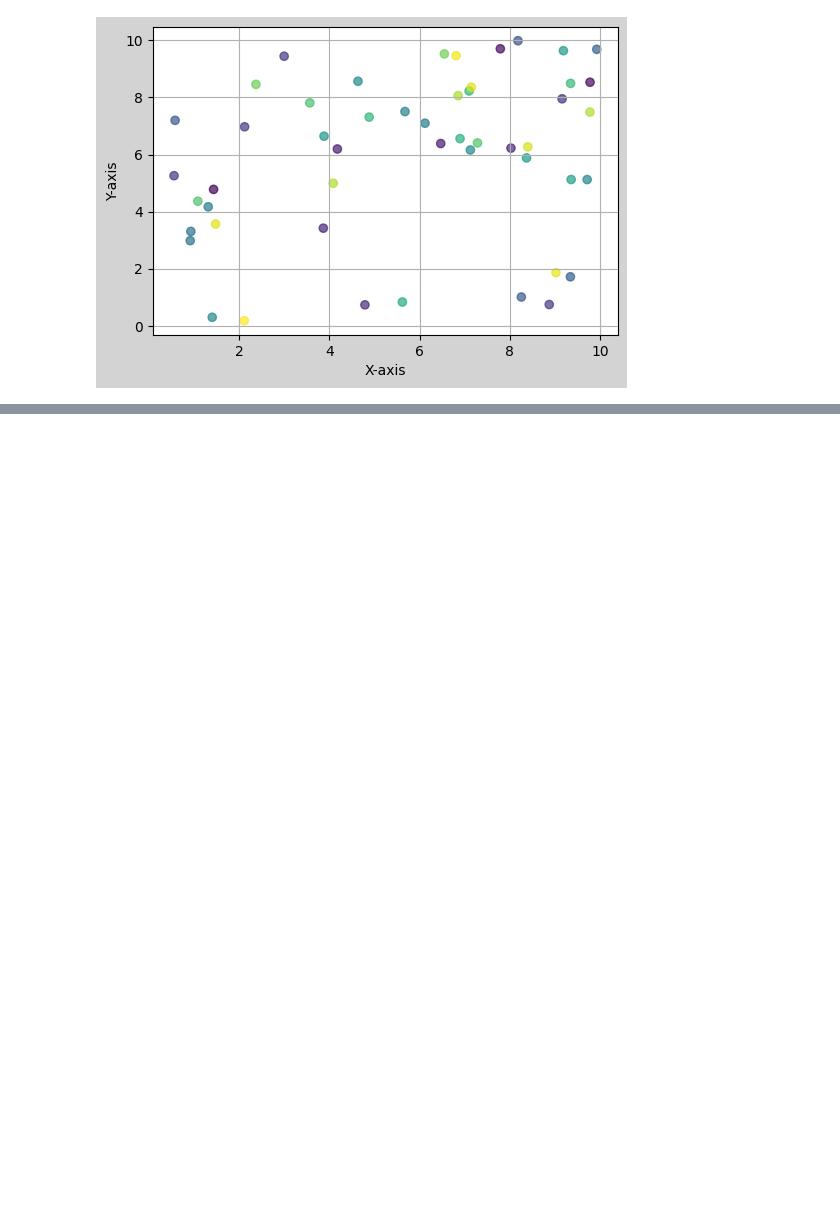
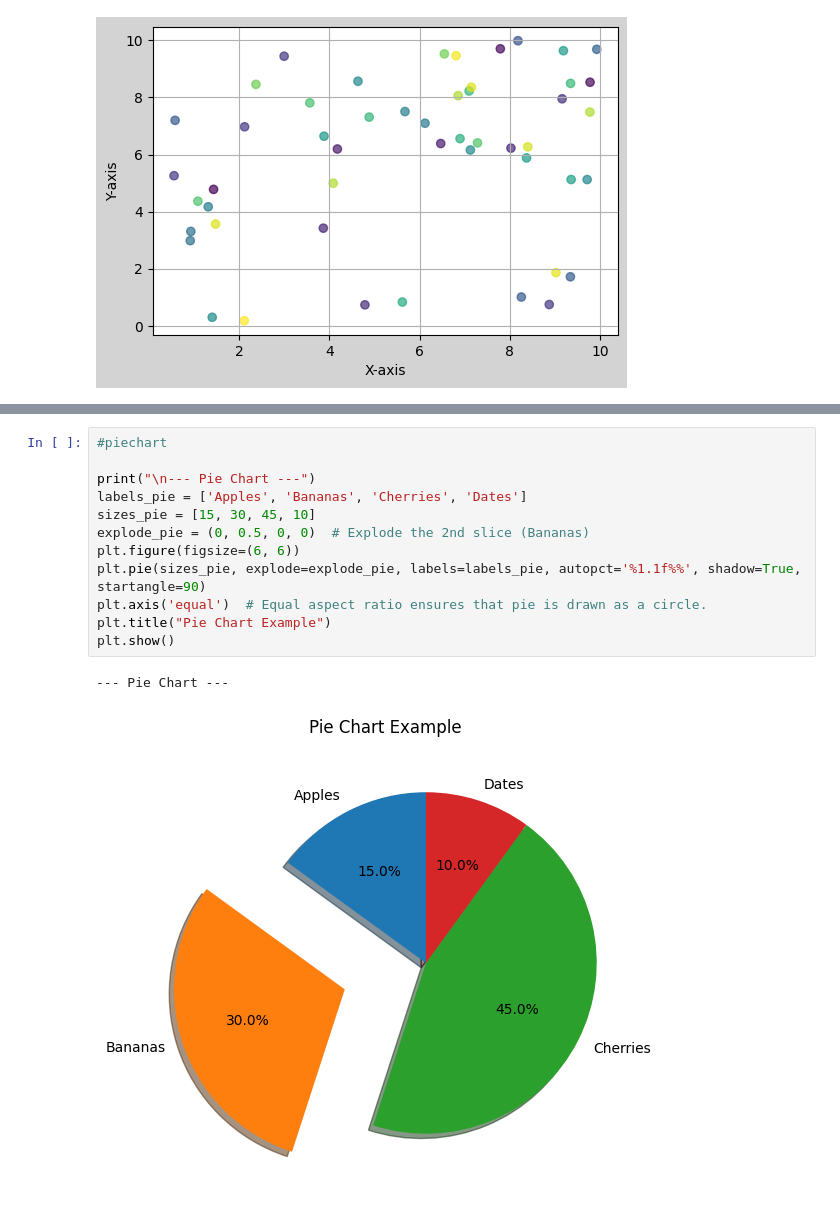
Before and after one commit to november-rain452/Data_Eng_LR, a Jupyter notebook: PythonEDA/Libraries_py.ipynb, the cells around one changed output, grey strips where cells are left out. Saved outputs shown, nothing was run; the diff lists cells and outputs as text; blank space fills up the shorter version.

```diff
--- a/PythonEDA/Libraries_py.ipynb
+++ b/PythonEDA/Libraries_py.ipynb
@@ -22,0 +35,15 @@ plt.show()
+# %%
+#piechart
+
+print("\n--- Pie Chart ---")
+labels_pie = ['Apples', 'Bananas', 'Cherries', 'Dates']
+sizes_pie = [15, 30, 45, 10]
+explode_pie = (0, 0.5, 0, 0)  # Explode the 2nd slice (Bananas)
+plt.figure(figsize=(6, 6))
+plt.pie(sizes_pie, explode=explode_pie, labels=labels_pie, autopct='%1.1f%%', shadow=True, startangle=90)
+plt.axis('equal')  # Equal aspect ratio ensures that pie is drawn as a circle.
+plt.title("Pie Chart Example")
+plt.show()
+# %% [output]
+--- Pie Chart ---
+[figure, added]
```
Also changed, not shown: parts of 2 cells of this notebook.
